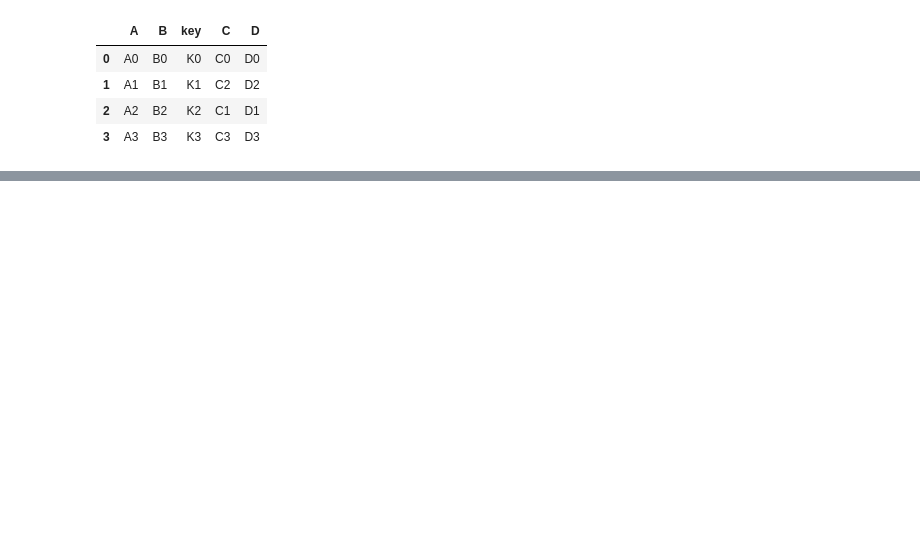
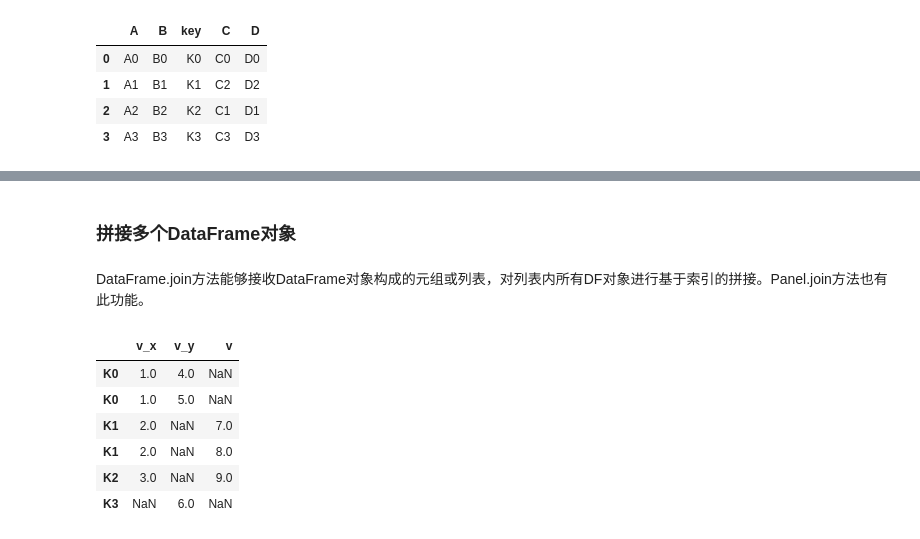
Before and after one commit to slofast/pandas-doc-zh, a Jupyter notebook: 数据合并、连接和拼接-Merge, join, and concatenate.ipynb, the cells around one changed output, grey strips where cells are left out. Drawn from its saved outputs; the diff is of its cells as text; code cells hidden in the pictures; blank space fills up the shorter version.

```diff
--- a/数据合并、连接和拼接-Merge, join, and concatenate.ipynb
+++ b/数据合并、连接和拼接-Merge, join, and concatenate.ipynb
@@ -688,0 +810,3 @@ pd.merge(left, right, on='k', suffixes=['_l', '_r'])
+# %%
+left = left.set_index('k')
+right = right.set_index('k')
@@ -688,0 +817,16 @@ pd.merge(left, right, on='k', suffixes=['_l', '_r'])
+# %% [markdown]
+### 拼接多个DataFrame对象
+# %% [markdown]
+DataFrame.join方法能够接收DataFrame对象构成的元组或列表，对列表内所有DF对象进行基于索引的拼接。Panel.join方法也有此功能。
+# %%
+right2 = pd.DataFrame({'v': [7, 8, 9]}, index=['K1', 'K1', 'K2'])
+# %%
+left.join([right, right2])
+# %% [output]
+|  | v_x | v_y | v |
+| K0 | 1.0 | 4.0 | NaN |
+| K0 | 1.0 | 5.0 | NaN |
+| K1 | 2.0 | NaN | 7.0 |
+| K1 | 2.0 | NaN | 8.0 |
+| K2 | 3.0 | NaN | 9.0 |
+| K3 | NaN | 6.0 | NaN |
```
Also changed, not shown: parts of 104 cells of this notebook.
